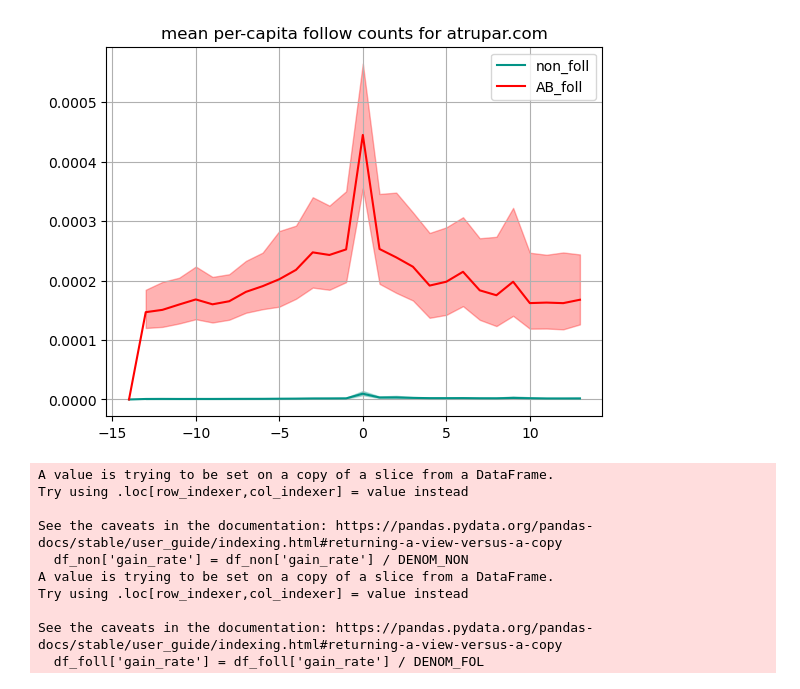
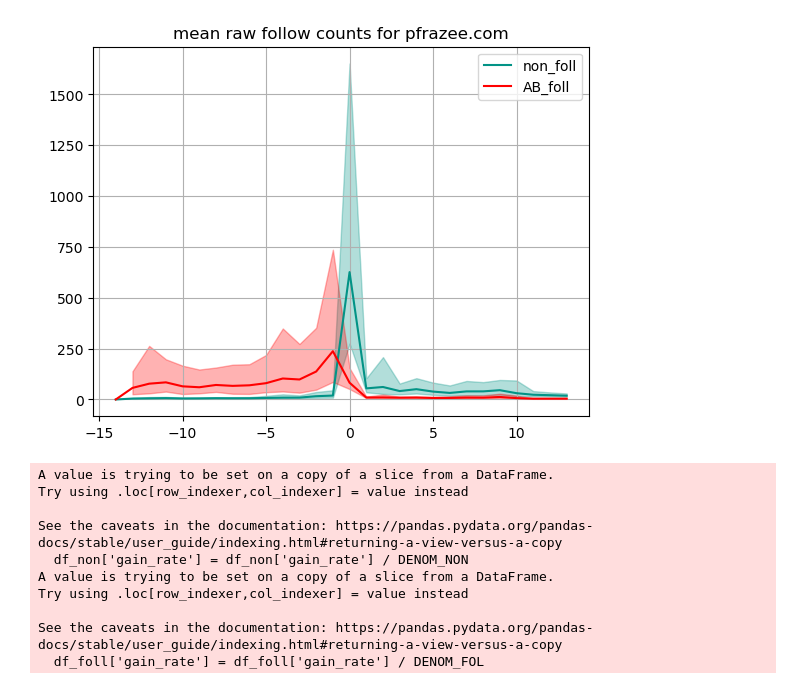
Before and after one commit to asmithh/attention-brokers-bsky, a Jupyter notebook: plots.ipynb, the cells around one changed output. Saved outputs shown, nothing was run; the diff lists cells and outputs as text; code cells hidden in the pictures.

```diff
--- a/plots.ipynb
+++ b/plots.ipynb
@@ -8,10 +8,16 @@ from scipy.stats import bootstrap
 
 # FILEPATH = '/scratch/nte5cp'
 FILEPATH = '/Users/a404/attention-brokers-bsky'
-HANDLE = 'atrupar.com'
+HANDLE = 'pfrazee.com'
 df = pd.read_csv(f'{FILEPATH}/interpolated_did_csvs/{HANDLE}.csv')
-DENOM_FOL = json.load(open('handles_to_foll_population.json', 'r'))[HANDLE]
-DENOM_NON = 40_000_000
+denoms = json.load(open('handles_to_foll_population.json', 'r'))[HANDLE]
+DENOM_FOL = denoms['foll']
+DENOM_NON = denoms['non']
+
+if DENOM_FOL == 1 or DENOM_NON == 1:
+    TITLE = f'mean raw follow counts for {HANDLE}'
+else:
+    TITLE = f'mean per-capita follow counts for {HANDLE}'
 # %%
 df.head()
 # %% [output]
@@ -72,14 +78,14 @@ def plot_cis_and_means(df, color='red', label='AB_foll', denom=DENOM_FOL):
 # %%
 df_foll = df[df['ever_treated']]
 df_non = df[~df['ever_treated']]
 plot_cis_and_means(df_non, 'xkcd:teal', 'non_foll', DENOM_NON)
 plot_cis_and_means(df_foll, 'red', 'AB_foll', DENOM_FOL)
 plt.legend()
-plt.title(f'mean per-capita follow counts for {HANDLE}')
+plt.title(TITLE)
 plt.grid()
 plt.savefig(f'{FILEPATH}/plots/{HANDLE}_trends.png')
 # %% [output]
-[figure, old version]
+[figure, new version]
 # %%
 # make dataframe for DiD analysis
 df_non['gain_rate'] = df_non['gain_rate'] / DENOM_NON
```
Also changed, not shown: parts of 2 cells of this notebook, 6 other files.
